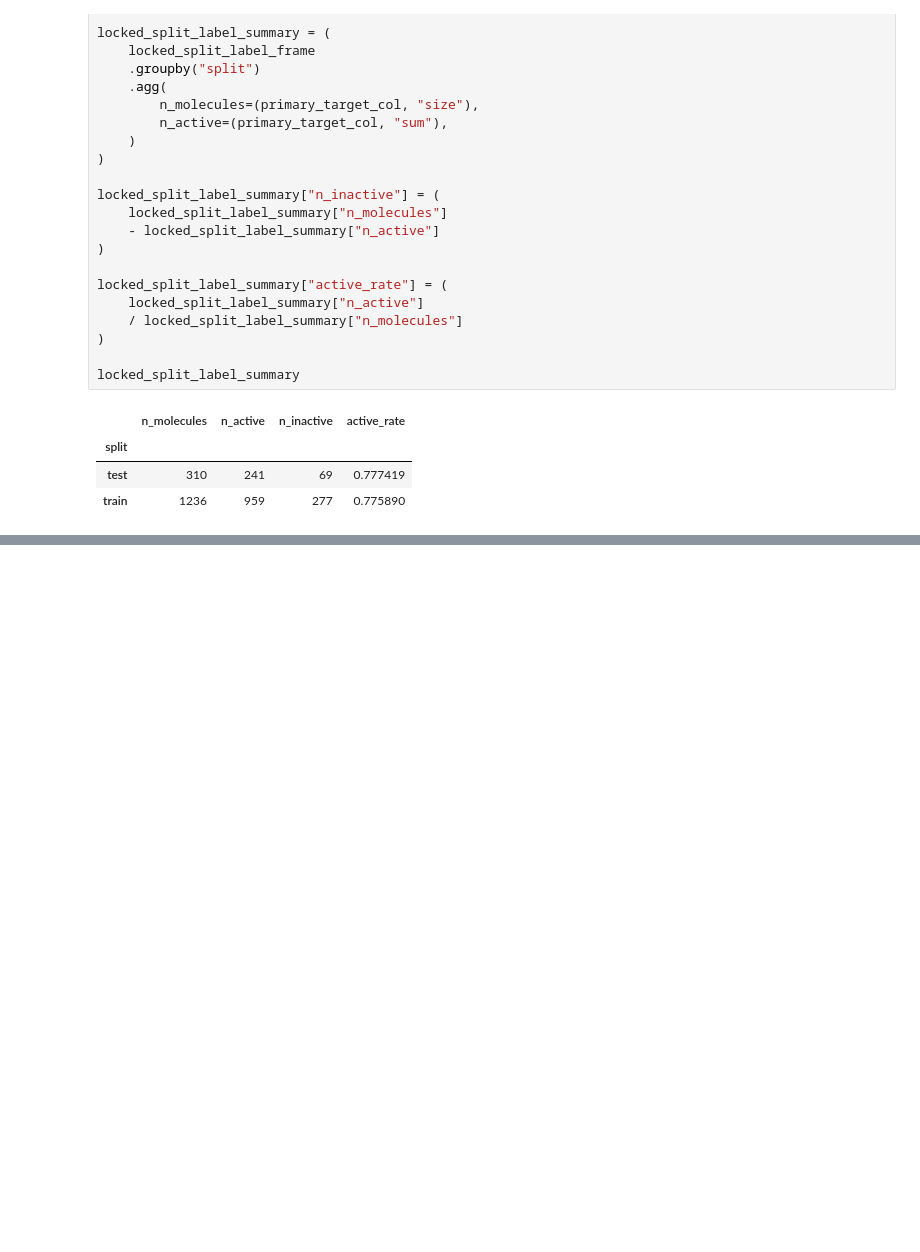
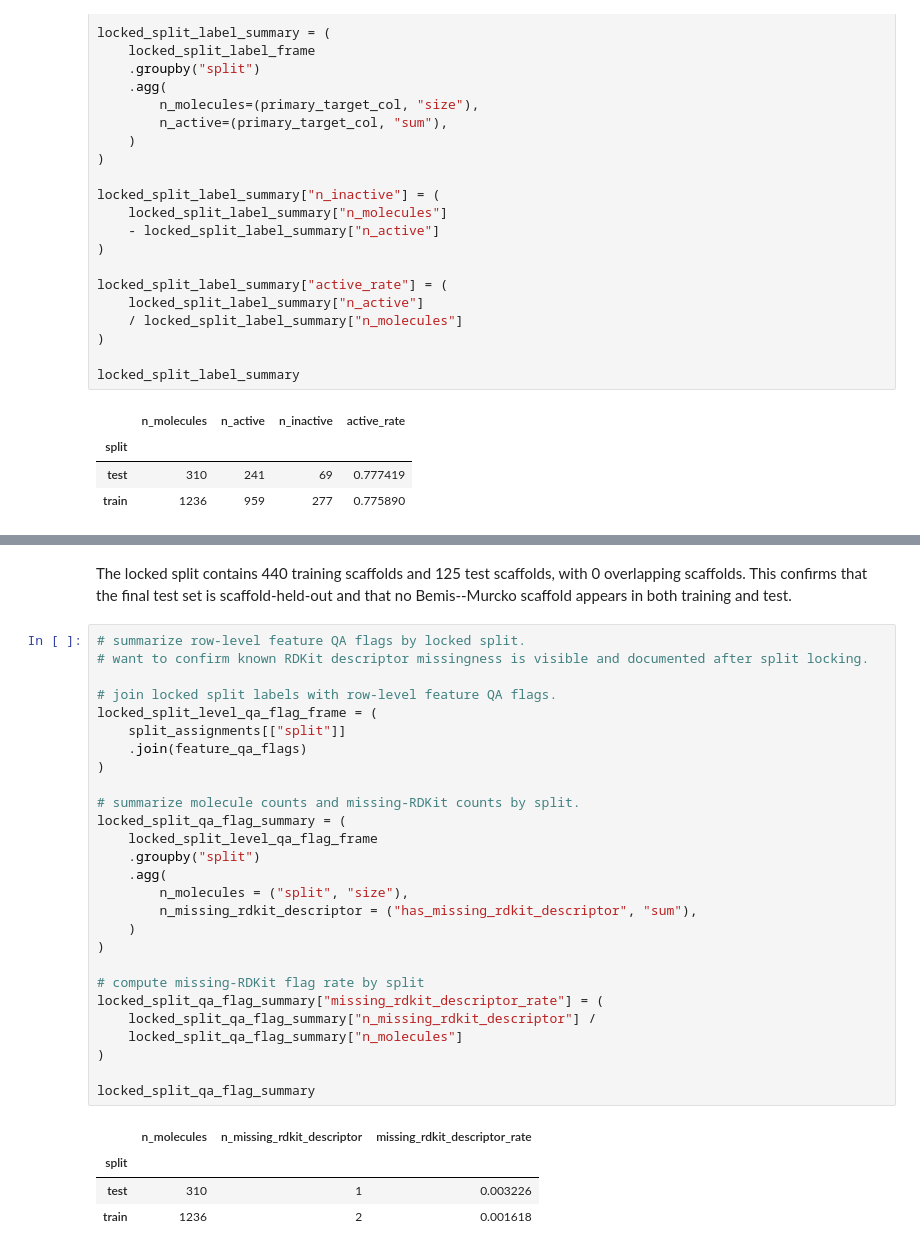
Before and after one commit to Taliwat/BioPred, a Jupyter notebook: notebooks/07_feature_qa_scaffold_split_modeling_handoff.ipynb, the cells around one changed output, grey strips where cells are left out. Drawn from its saved outputs; the diff is of its cells as text; blank space fills up the shorter version.

```diff
--- a/notebooks/07_feature_qa_scaffold_split_modeling_handoff.ipynb
+++ b/notebooks/07_feature_qa_scaffold_split_modeling_handoff.ipynb
@@ -932,0 +953,34 @@ locked_split_label_summary
+# %% [markdown]
+The locked split contains 440 training scaffolds and 125 test scaffolds, with 0 overlapping scaffolds. This confirms that the final test set is scaffold-held-out and that no Bemis--Murcko scaffold appears in both training and test.
+# %%
+# summarize row-level feature QA flags by locked split.
+# want to confirm known RDKit descriptor missingness is visible and documented after split locking.
+
+# join locked split labels with row-level feature QA flags.
+locked_split_level_qa_flag_frame = (
+    split_assignments[["split"]]
+    .join(feature_qa_flags)
+)
+
+# summarize molecule counts and missing-RDKit counts by split.
+locked_split_qa_flag_summary = (
+    locked_split_level_qa_flag_frame
+    .groupby("split")
+    .agg(
+        n_molecules = ("split", "size"),
+        n_missing_rdkit_descriptor = ("has_missing_rdkit_descriptor", "sum"),
+    )
+)
+
+# compute missing-RDKit flag rate by split
+locked_split_qa_flag_summary["missing_rdkit_descriptor_rate"] = (
+    locked_split_qa_flag_summary["n_missing_rdkit_descriptor"] /
+    locked_split_qa_flag_summary["n_molecules"]
+)
+
+locked_split_qa_flag_summary
+# %% [output]
+|  | n_molecules | n_missing_rdkit_descriptor | missing_rdkit_descriptor_rate |
+| split |  |  |  |
+| test | 310 | 1 | 0.003226 |
+| train | 1236 | 2 | 0.001618 |
```
Also changed, not shown: parts of 23 cells of this notebook.
